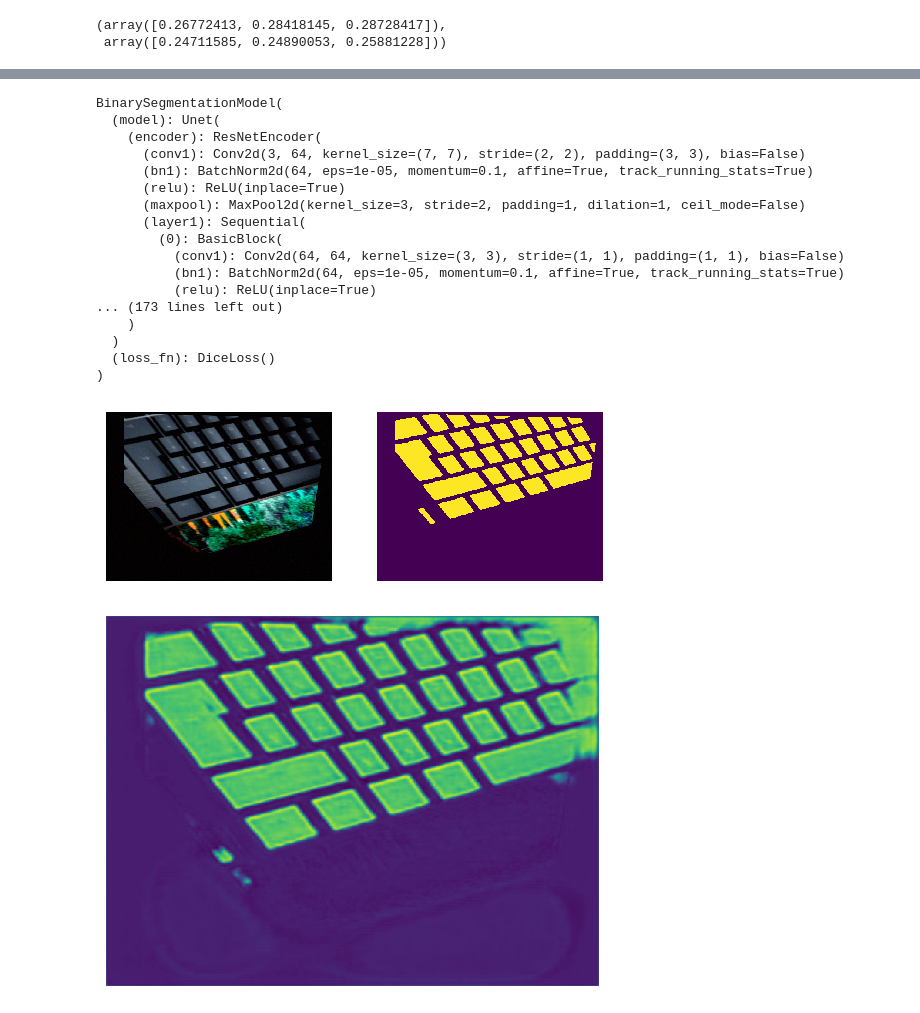
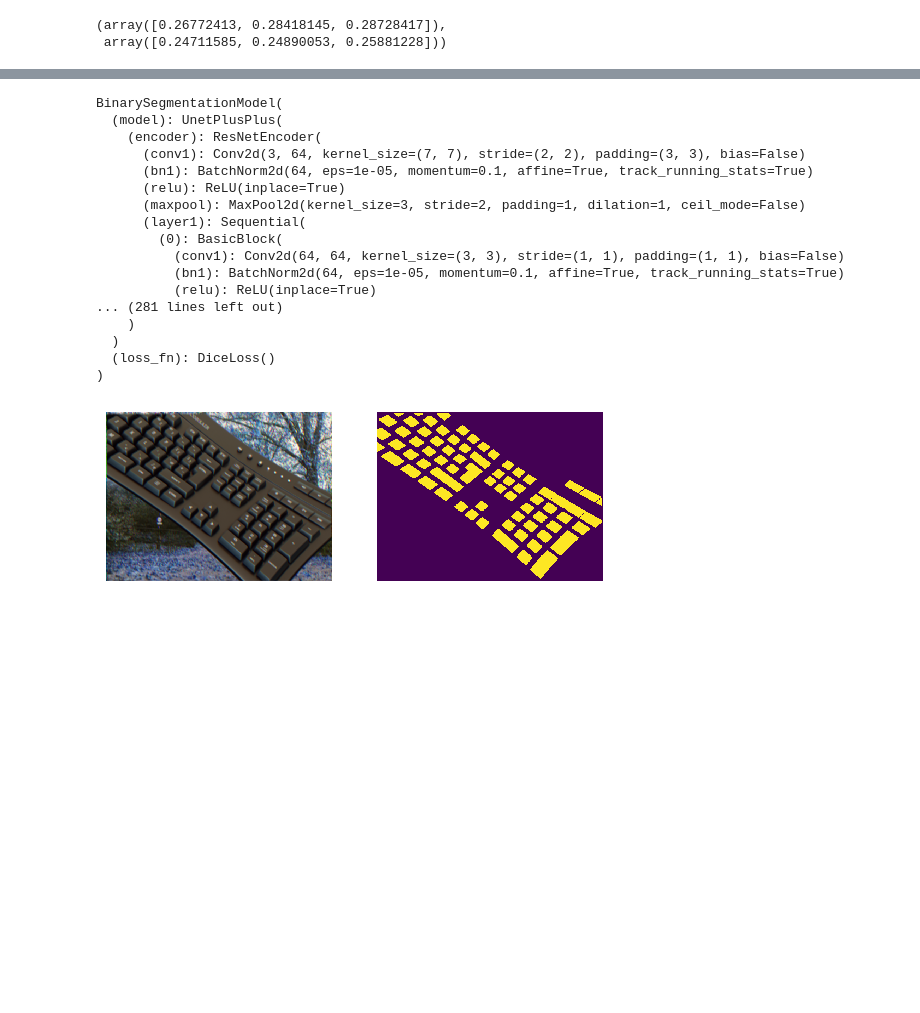
Before and after one commit to umrover/keyboard-detection, a Jupyter notebook: binary-segmentation.ipynb, the cells around one changed output, grey strips where cells are left out. Cells and saved outputs as stored; diff of their text form; code cells hidden in the pictures.

```diff
--- a/binary-segmentation.ipynb
+++ b/binary-segmentation.ipynb
@@ -31,7 +31,7 @@ mean, std
 (array([0.26772413, 0.28418145, 0.28728417]),
  array([0.24711585, 0.24890053, 0.25881228]))
 # %%
-train_paths, test_paths, valid_paths = split_train_test_valid(image_paths, 0.8, 0.16)
+train_paths, test_paths, valid_paths = split_train_test_valid(image_paths, 0.8, 0.1)
 
 SIZE = (480, 640)
 
@@ -194,17 +290,16 @@ wandb.finish()
 # %%
-ARCH = "Unet"
+ARCH = "unetplusplus"
 BACKBONE = "resnet18"
-name = "honest-waterfall-20"
+name = "jumping-darkness-67"
 
 LEARNING_RATE = None
 
 model = BinarySegmentationModel(ARCH, BACKBONE, in_channels=3, out_classes=1)
-model.load_state_dict(
-    torch.load(f"models/binary_segmentation/{name}-{ARCH}-{BACKBONE}-v{DATASET_VERSION}.pt", weights_only=True))
+model.load_state_dict(torch.load(f"models/binary_segmentation/{name}-{ARCH}-{BACKBONE}-v{DATASET_VERSION}.pt", weights_only=True))
 model.eval()
 # %% [output]
 BinarySegmentationModel(
-  (model): Unet(
+  (model): UnetPlusPlus(
     (encoder): ResNetEncoder(
       (conv1): Conv2d(3, 64, kernel_size=(7, 7), stride=(2, 2), padding=(3, 3), bias=False)
       (bn1): BatchNorm2d(64, eps=1e-05, momentum=0.1, affine=True, track_running_stats=True)
@@ -215,75 +310,20 @@ BinarySegmentationModel(
           (conv1): Conv2d(64, 64, kernel_size=(3, 3), stride=(1, 1), padding=(1, 1), bias=False)
           (bn1): BatchNorm2d(64, eps=1e-05, momentum=0.1, affine=True, track_running_stats=True)
           (relu): ReLU(inplace=True)
-... (173 lines left out)
+... (281 lines left out)
     )
   )
   (loss_fn): DiceLoss()
 )
 # %%
-img, mask = train_dataset[random.randint(0, len(train_dataset) - 1)]
+img, mask = test_dataset[random.randint(0, len(test_dataset) - 1)]
 pred = model(img.cpu().unsqueeze(0)).detach().numpy()[0][0]
 
-import numpy as np
-
-import matplotlib.pyplot as plt
-
-
-def reorder_image_axes(img: np.ndarray | torch.Tensor) -> np.ndarray | torch.Tensor:
-    if img.shape[-1] in {1, 3, 4}:
-        return img
-
-    if len(img.shape) != 3:
-        return img
-
-    if isinstance(img, torch.Tensor):
-        return img.permute(1, 2, 0)
-
-    elif isinstance(img, np.ndarray):
-
-        return img.transpose(1, 2, 0)
-
-    raise ValueError("Only np.ndarray or torch.Tensor are supported")
-
-
-def normalize(img: np.ndarray | torch.Tensor) -> np.ndarray | torch.Tensor:
-    img -= img.min()
-    img /= img.max()
-    return img
-
-
-def _imshow(img: np.ndarray | torch.Tensor, ax, **kwargs) -> None:
-    if isinstance(img, np.ndarray):
-        img = normalize(img.astype("float"))
-    elif isinstance(img, torch.Tensor):
-        img = normalize(img.float())
-
-    img = reorder_image_axes(img)
-
-    ax.axis("off")
-    ax.imshow(img, interpolation="nearest", **kwargs)
-
-
-def imshow(img: np.ndarray | torch.Tensor, _mask: np.ndarray | torch.Tensor | None = None, **kwargs) -> None:
-    if _mask is None:
-        plt.figure()
-        return _imshow(img, plt.gca())
-
-    if isinstance(img, torch.Tensor) and img.device != "cpu":
-        img = img.cpu()
-    if isinstance(_mask, torch.Tensor) and _mask.device != "cpu":
-        _mask = _mask.cpu()
-
-    _, (ax1, ax2) = plt.subplots(ncols=2)
-    _imshow(img, ax1, **kwargs)
-    _imshow(_mask, ax2, **kwargs)
-
-
 imshow(img, mask)
-imshow(pred)
+imshow((pred > 1).astype("uint8"))
 # %% [output]
-[figure, old version]
+[figure, new version]
-[figure, old version]
+[figure, new version]
 # %%
 model.to("mps")
 # %% [output]
```
Also changed, not shown: parts of 17 cells of this notebook, 3 other files.
